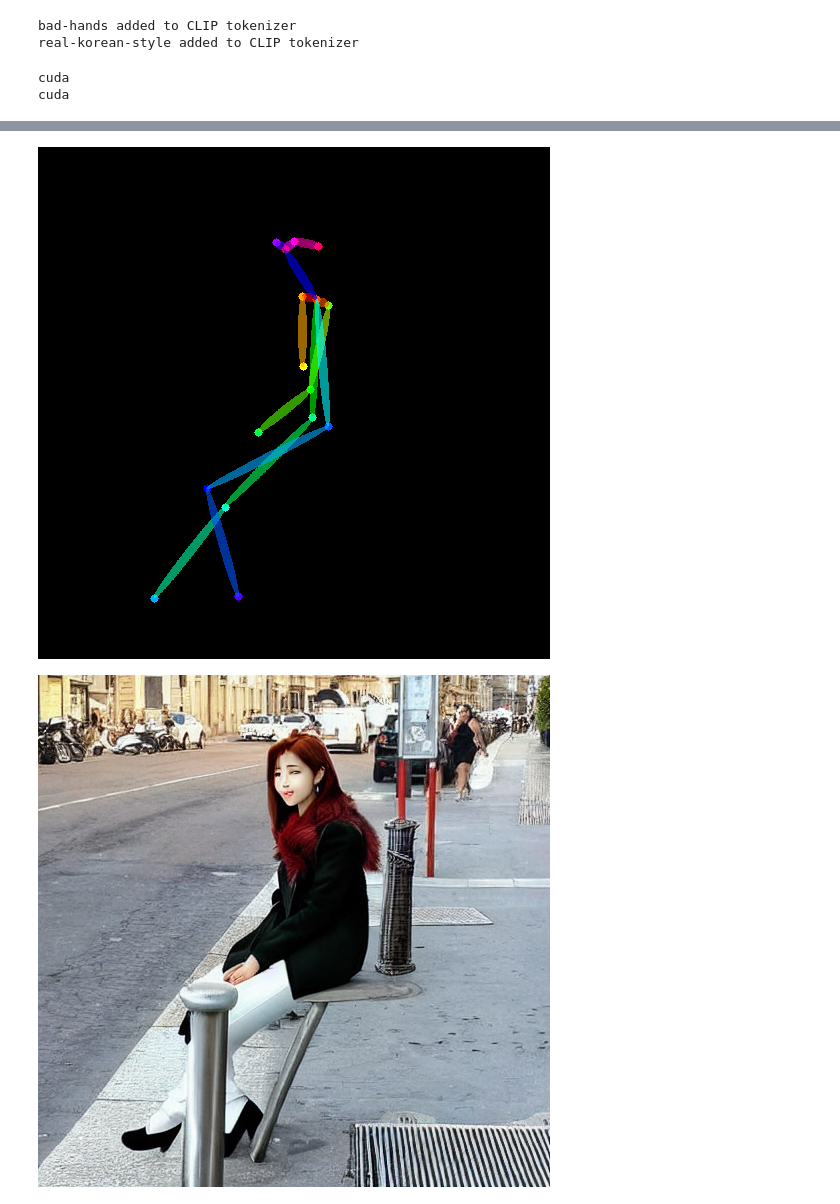
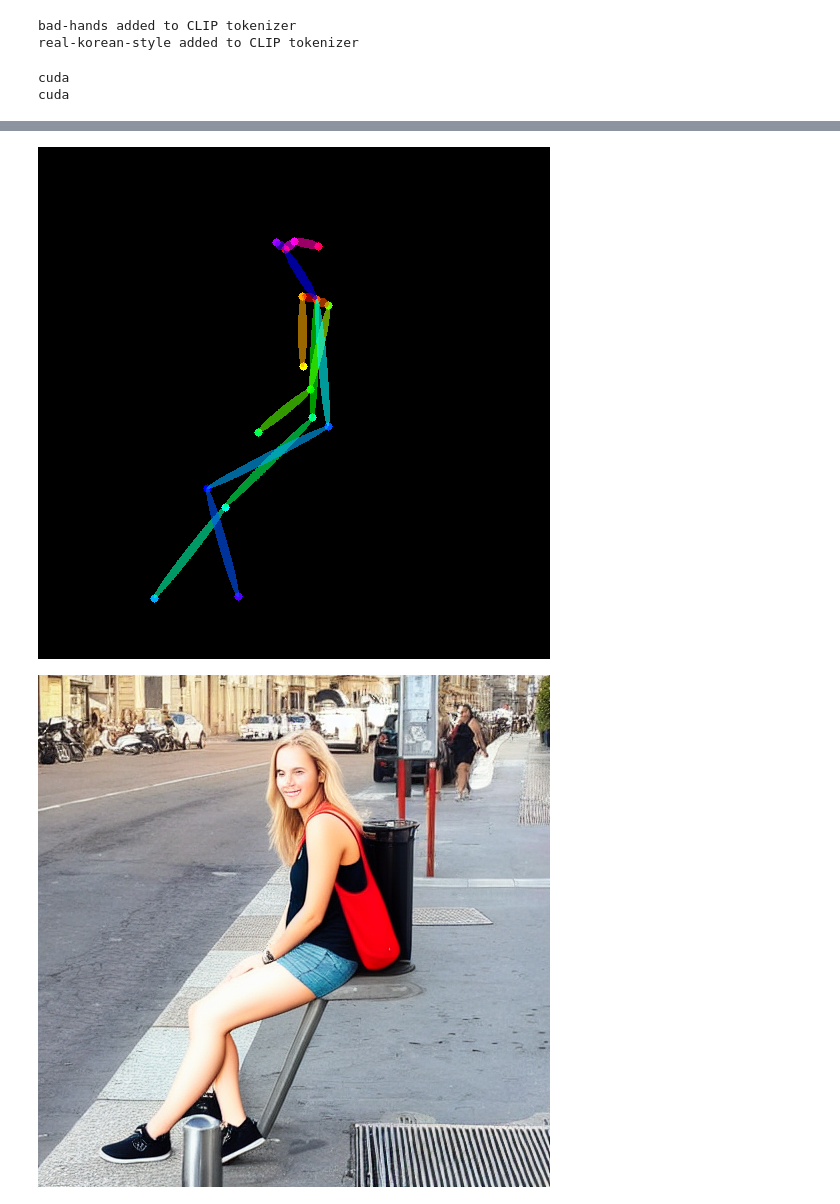
Before and after one commit to JoonHyun814/ControlNet, a Jupyter notebook: control_inpainting_examples.ipynb, the cells around one changed output, grey strips where cells are left out. Saved outputs shown, nothing was run; the diff lists cells and outputs as text; code cells hidden in the pictures.

Commit message:
inpainting out_image. ori image merge

```diff
--- a/control_inpainting_examples.ipynb
+++ b/control_inpainting_examples.ipynb
@@ -10,9 +10,11 @@ from customs.pipes.control_inpaint_pipe import StableDiffusionControlNetInpaintP
 from transformers import CLIPTextModel, CLIPTokenizer
 import customs.custom_api as custom_api
 
+from diffusers.schedulers.scheduling_euler_ancestral_discrete import EulerAncestralDiscreteScheduler
+
 
 controlnet_path = "/data3/model_checkpoints/DIFFUSION_DB/ControlNet/diffusers/control_sd15_openpose"
-SD_inpainting_path = '/data3/model_checkpoints/DIFFUSION_DB/Diffusion_models/diffusers/v15/real-korean-v15-step5-inpainting'
+SD_inpainting_path = '/data3/model_checkpoints/DIFFUSION_DB/Diffusion_models/diffusers/v15/Realistic_Vision_V1.3.inpainting'
 embed_path = '/data3/model_checkpoints/DIFFUSION_DB/embeddings/v15'
 embed_list = ['bad-hands','real-korean-style']
 
@@ -30,11 +32,15 @@ text_encoder = CLIPTextModel.from_pretrained(
 # add tokens
 custom_api.add_token(embed_path=embed_path,tokens=embed_list,tokenizer=tokenizer,text_encoder=text_encoder)
 
+# load scheduler
+scheduler = EulerAncestralDiscreteScheduler()
+
 # load model & merge
 pipe_control = StableDiffusionControlNetInpaintPipeline.from_pretrained(
     controlnet_path,
     text_encoder=text_encoder,
     tokenizer=tokenizer,
+    scheduler = scheduler,
     torch_dtype=torch.float16).to('cuda')
 pipe_inpaint = StableDiffusionInpaintPipeline.from_pretrained(SD_inpainting_path,torch_dtype=torch.float16).to('cuda')
 
@@ -56,39 +62,45 @@ mask = Image.open("/workspace/ControlNet_jh/test_images/image1_mask.jpg")   #
 image = custom_api.resize_padding(image)
 image = np.asanyarray(image)
 image = HWC3(image)
 mask = custom_api.resize_padding(mask)
 
 # get condition
 apply_openpose = OpenposeDetector()
 detected_map, _ = apply_openpose(image)
 
 # inputs to PIL Image
 detected_map = Image.fromarray(detected_map)
 image = Image.fromarray(image)
 
+# seed
+custom_api.seed_everything(seed=689174160)
+
 # run inference
 out_image = pipe_control(
-    prompt="woman leaning on bench in real-korean-style, \
-        8k, uhd, high quality, masterpiece, in superschool style and razaras style ((trending on artstation and pinterest)), detailed face, dynamic pose",
-    negative_prompt='bad-hands, nsfw, bad quality, letters, characters, writings, chinese chracters, watermark, username, artist name, fewer digits, \
-        clevage, bad hands, chinese clothes, blurry, ((bad anatomy)), (((bad proportions))), ((extra limbs)), cloned face, (((disfigured))), \
-        extra limbs, (bad anatomy), gross proportions, (too many fingers), (((long neck))), Photoshop, video game, tiling, poorly drawn hands,\
-        poorly drawn feet, poorly drawn face, mutated, extra limbs, extra legs, extra arms, disfigured, deformed, cross-eye, body out of frame, \
-        blurry, bad anatomy, 3d render, too many pople',
+    prompt="RAW photo, a portrait photo of 25 y.o swedish woman in casual clothes, night, city street, (high detailed skin:1.2), 8k uhd, dslr, soft lighting, high quality, film grain, Fujifilm XT3",
+    negative_prompt='(deformed iris, deformed pupils, semi-realistic, cgi, 3d, render, sketch, cartoon, drawing, anime:1.4), text, close up, cropped, out of frame, worst quality, low quality, jpeg artifacts, ugly, duplicate, morbid, mutilated, extra fingers, mutated hands, poorly drawn hands, poorly drawn face, mutation, deformed, blurry, dehydrated, bad anatomy, bad proportions, extra limbs, cloned face, disfigured, gross proportions, malformed limbs, missing arms, missing legs, extra arms, extra legs, fused fingers, too many fingers, long neck',
     controlnet_hint=detected_map,
     image=image,
     mask_image=mask,
-    num_inference_steps=100).images[0]
+    num_inference_steps=25,
+    guidance_scale=7).images[0]
 
 
 image.show()
 mask.show()
 detected_map.show()
 out_image.show()
+
+# merge
+image = np.array(image)
+out_image = np.array(out_image)
+mask = np.array(mask)
+out_image[np.where(np.array(mask)==0)] = image[np.where(np.array(mask)==0)]
+Image.fromarray(out_image)
 # %% [output]
 cuda
 cuda
 [figure]
 [figure]
 [figure]
-[figure, old version]
+[figure, new version]
```
Also changed, not shown: parts of 1 cell of this notebook.
